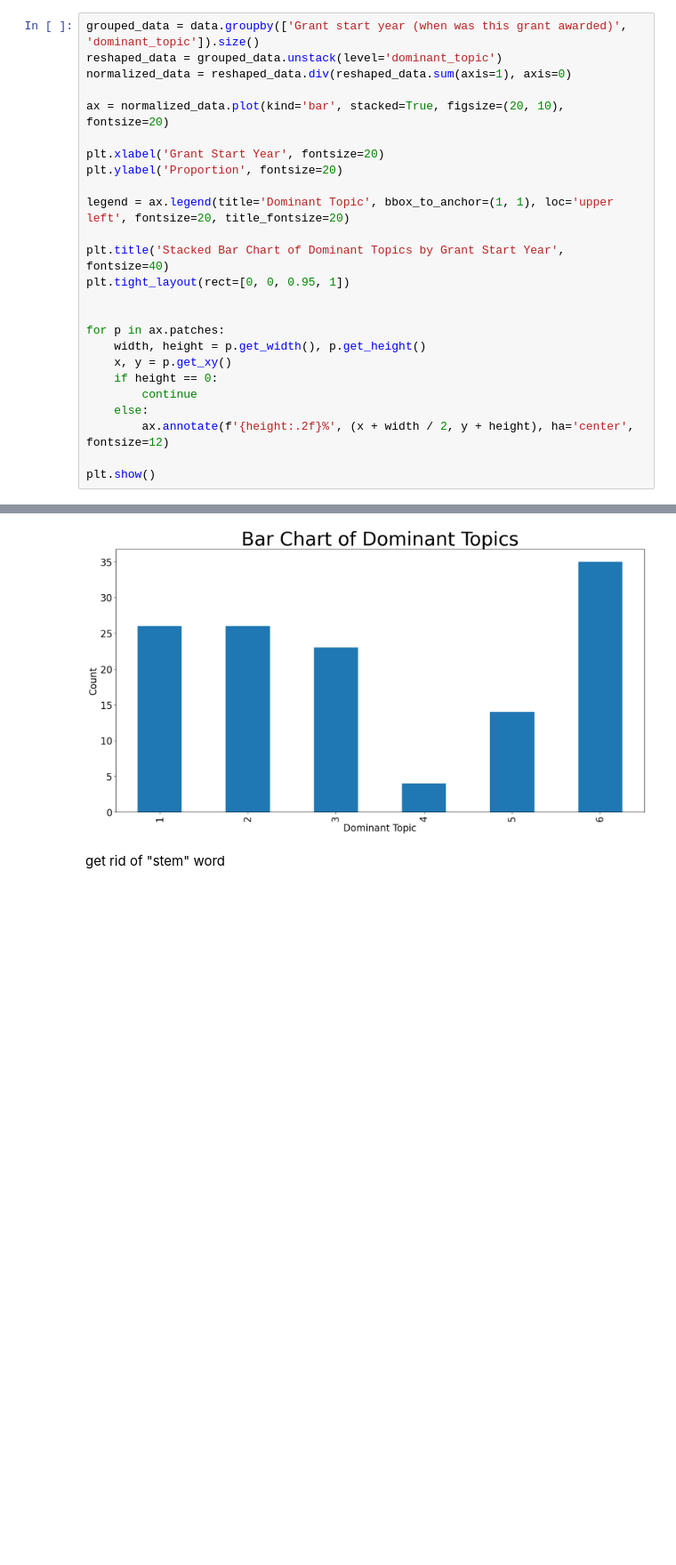
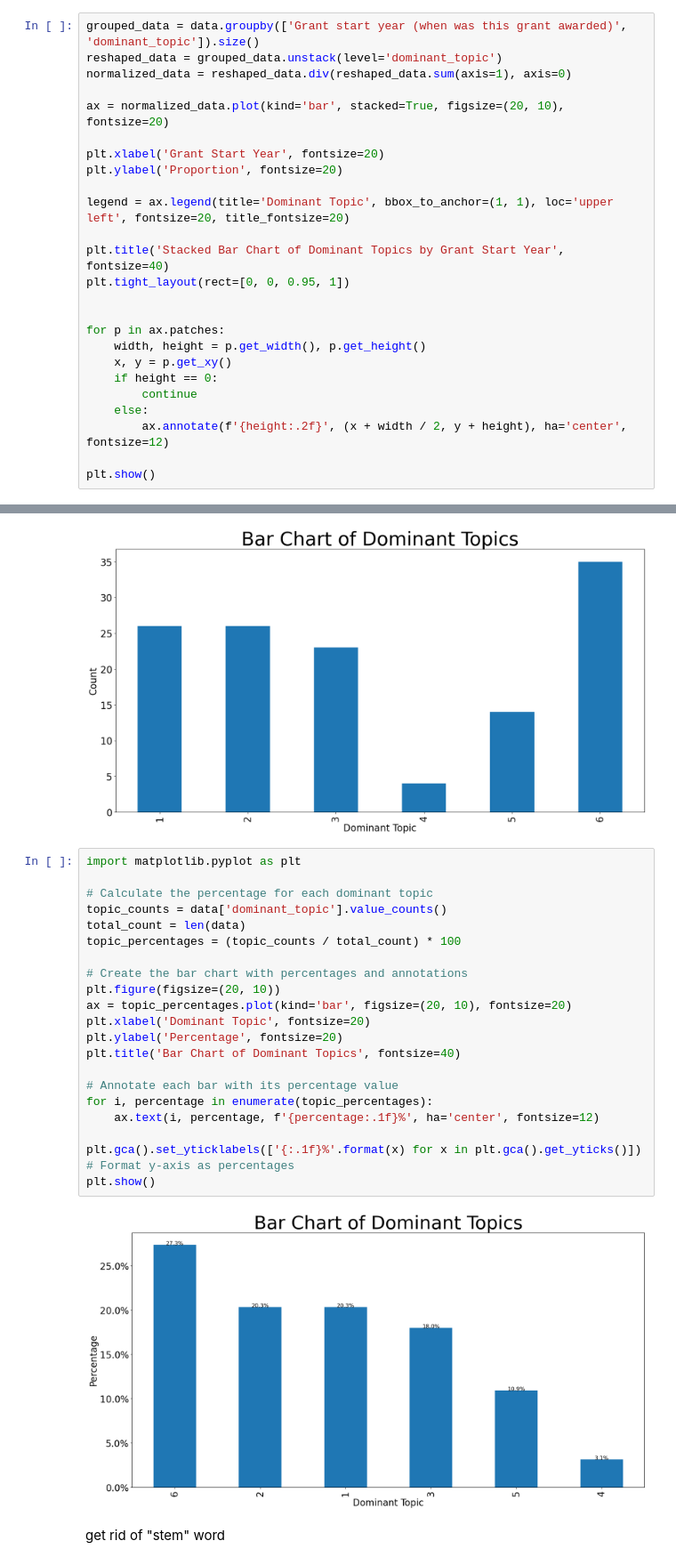
Before and after one commit to park-jay/imls-funding, a Jupyter notebook: nmf_viz.ipynb, the cells around one changed output, grey strips where cells are left out. Shown: that part at 89% size. Drawn from its saved outputs; the diff is of its cells as text; blank space fills up the shorter version.

```diff
--- a/nmf_viz.ipynb
+++ b/nmf_viz.ipynb
@@ -130,7 +130,7 @@ for p in ax.patches:
     if height == 0:
         continue
     else:
-        ax.annotate(f'{height:.2f}%', (x + width / 2, y + height), ha='center', fontsize=12)
+        ax.annotate(f'{height:.2f}', (x + width / 2, y + height), ha='center', fontsize=12)
 
 plt.show()
 # %% [output]
@@ -155,6 +155,29 @@ plt.title('Bar Chart of Dominant Topics', fontsize=40)
 # %% [output]
 Text(0.5, 1.0, 'Bar Chart of Dominant Topics')
 [figure]
+# %%
+import matplotlib.pyplot as plt
+
+# Calculate the percentage for each dominant topic
+topic_counts = data['dominant_topic'].value_counts()
+total_count = len(data)
+topic_percentages = (topic_counts / total_count) * 100
+
+# Create the bar chart with percentages and annotations
+plt.figure(figsize=(20, 10))
+ax = topic_percentages.plot(kind='bar', figsize=(20, 10), fontsize=20)
+plt.xlabel('Dominant Topic', fontsize=20)
+plt.ylabel('Percentage', fontsize=20)
+plt.title('Bar Chart of Dominant Topics', fontsize=40)
+
+# Annotate each bar with its percentage value
+for i, percentage in enumerate(topic_percentages):
+    ax.text(i, percentage, f'{percentage:.1f}%', ha='center', fontsize=12)
+
+plt.gca().set_yticklabels(['{:.1f}%'.format(x) for x in plt.gca().get_yticks()])  # Format y-axis as percentages
+plt.show()
+# %% [output]
+[figure, added]
 # %% [markdown]
 get rid of "stem" word
 # %%
```
Also changed, not shown: 2 other files.
